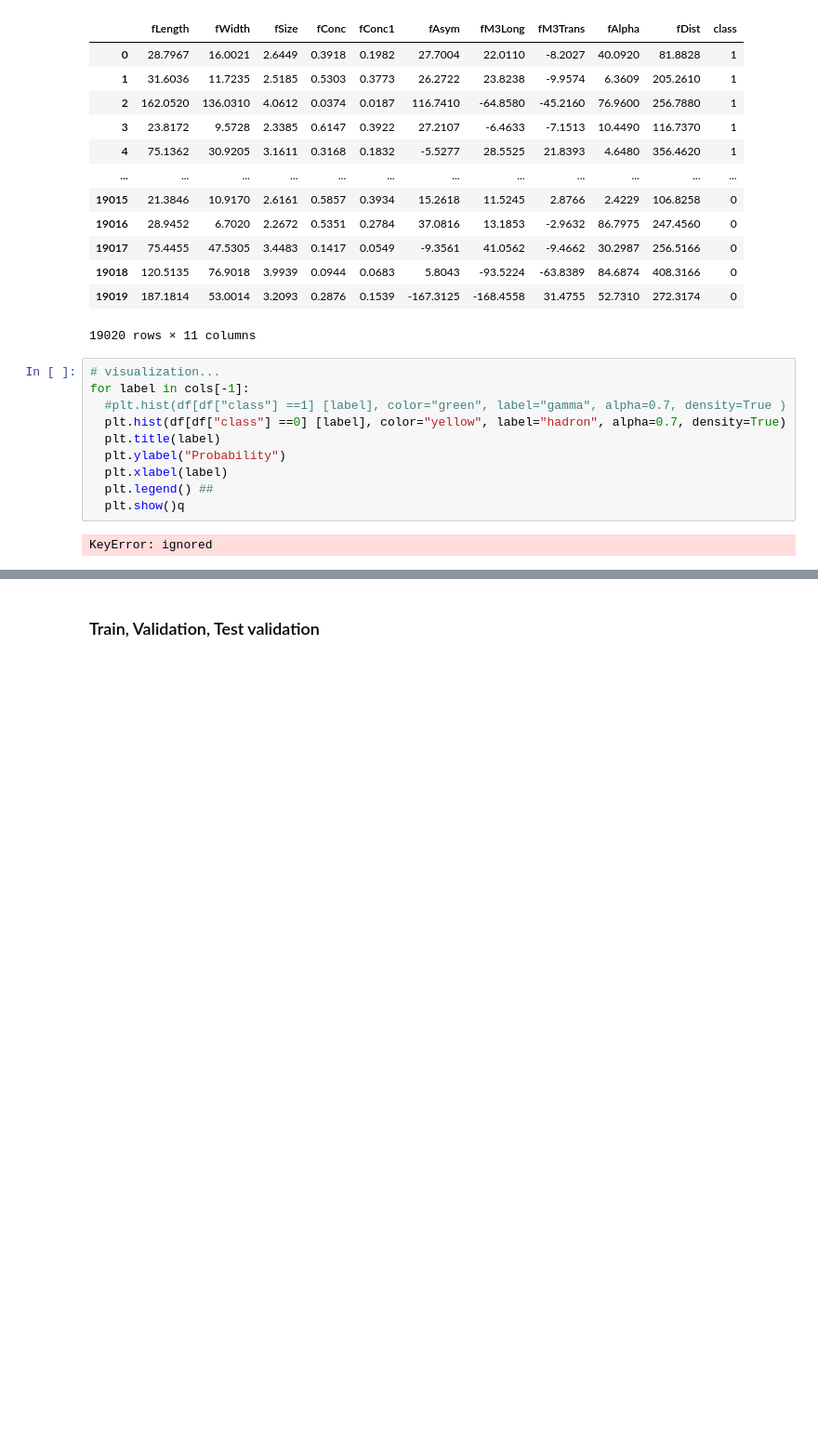
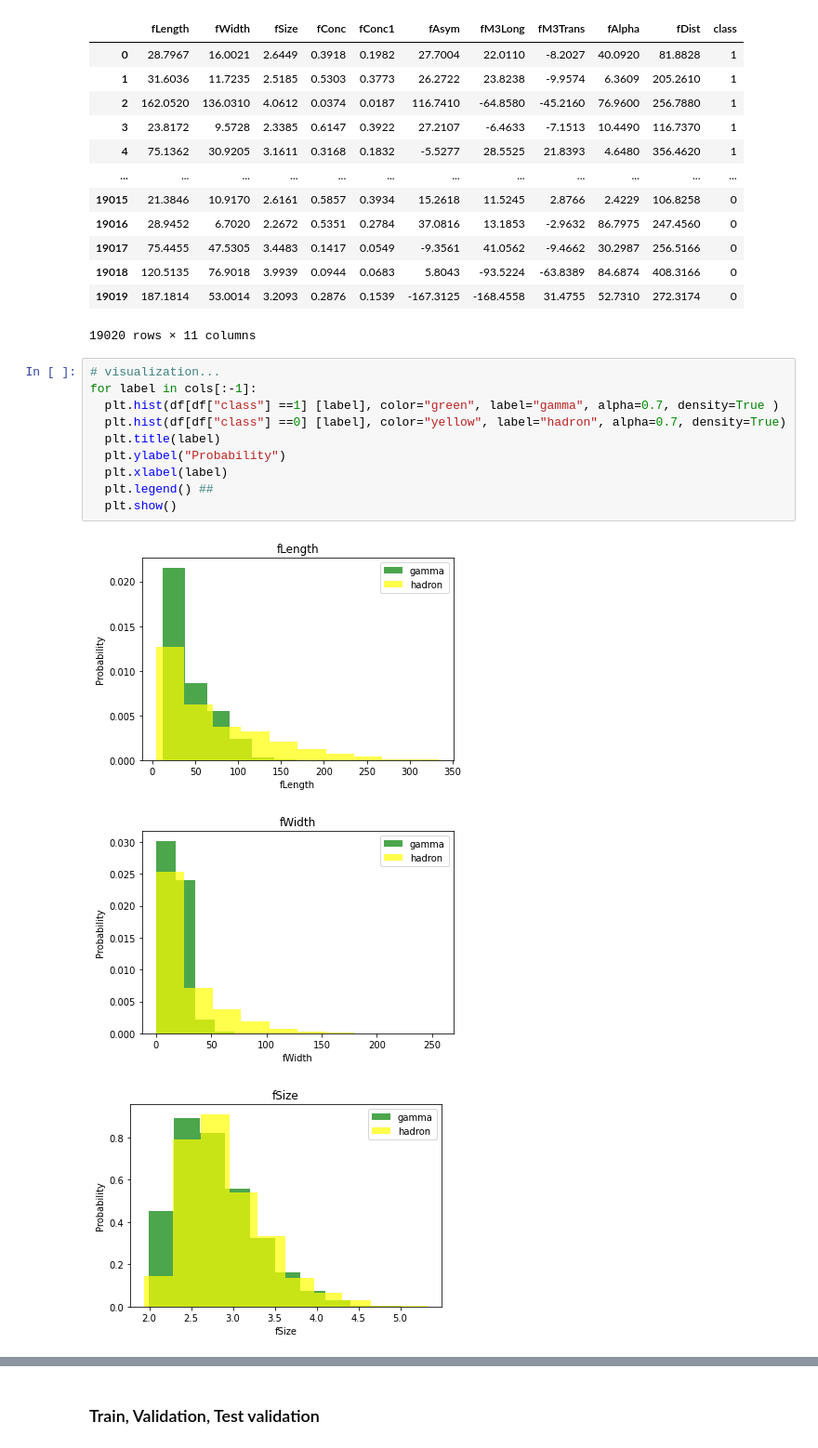
Before and after one commit to uzair011/ML---learning..., a Jupyter notebook: ML_MagicGamma.ipynb, the cells around one changed output, grey strips where cells are left out. Shown at 93% size. Cells and saved outputs as stored; diff of their text form; blank space fills up the shorter version.

```diff
--- a/ML_MagicGamma.ipynb
+++ b/ML_MagicGamma.ipynb
@@ -105,13 +107,15 @@ df
 19020 rows × 11 columns
 # %%
 # visualization...
-for label in cols[-1]:
-  #plt.hist(df[df["class"] ==1] [label], color="green", label="gamma", alpha=0.7, density=True )
+for label in cols[:-1]:
+  plt.hist(df[df["class"] ==1] [label], color="green", label="gamma", alpha=0.7, density=True )
   plt.hist(df[df["class"] ==0] [label], color="yellow", label="hadron", alpha=0.7, density=True)
   plt.title(label)
   plt.ylabel("Probability")
   plt.xlabel(label)
   plt.legend() ##
-  plt.show()q
+  plt.show()
 # %% [output]
-KeyError: ignored
+[figure, added]
+[figure, added]
+[figure, added]
```
Also changed, not shown: parts of 9 cells of this notebook.
